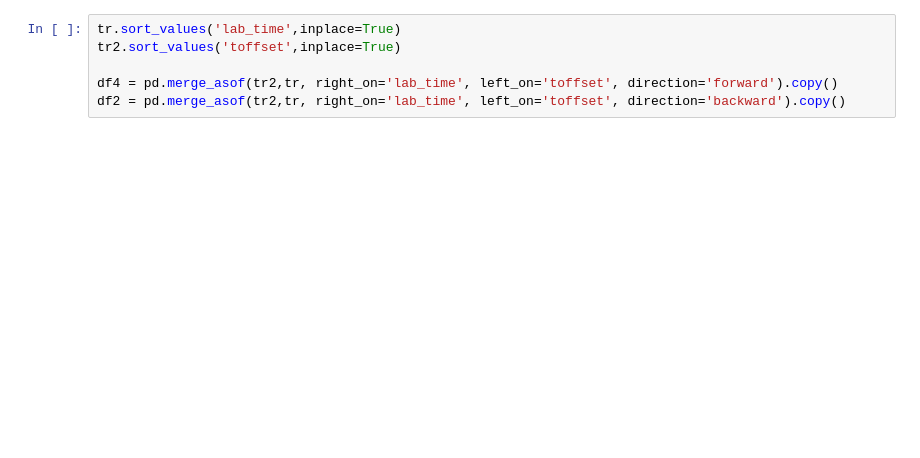
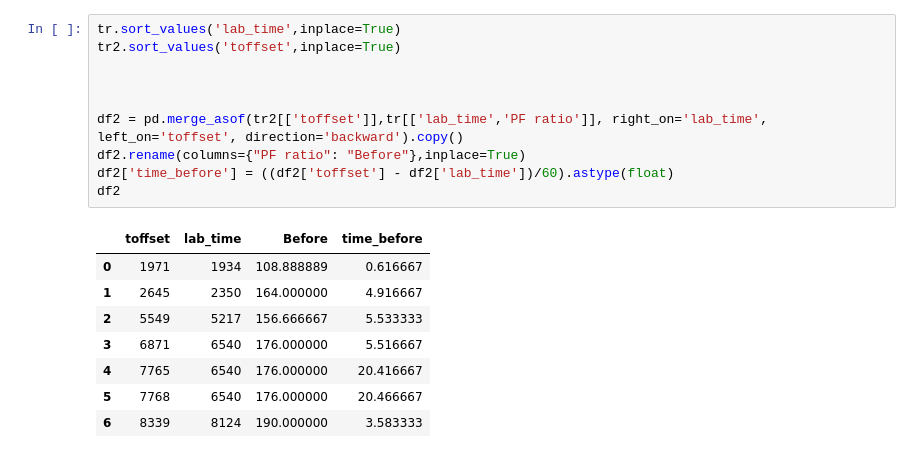
Before and after one commit to RomGutman/eICU_ARDS, a Jupyter notebook: ARDS.ipynb, the cells around one changed output. Saved outputs shown, nothing was run; the diff lists cells and outputs as text; blank space fills up the shorter version.

```diff
--- a/ARDS.ipynb
+++ b/ARDS.ipynb
@@ -94,6 +98,19 @@ df3
 # %%
 tr.sort_values('lab_time',inplace=True)
 tr2.sort_values('toffset',inplace=True)
 
-df4 = pd.merge_asof(tr2,tr, right_on='lab_time', left_on='toffset', direction='forward').copy()
-df2 = pd.merge_asof(tr2,tr, right_on='lab_time', left_on='toffset', direction='backward').copy()
+
+
+df2 = pd.merge_asof(tr2[['toffset']],tr[['lab_time','PF ratio']], right_on='lab_time', left_on='toffset', direction='backward').copy()
+df2.rename(columns={"PF ratio": "Before"},inplace=True)
+df2['time_before'] = ((df2['toffset'] - df2['lab_time'])/60).astype(float)
+df2
+# %% [output]
+|  | toffset | lab_time | Before | time_before |
+| 0 | 1971 | 1934 | 108.888889 | 0.616667 |
+| 1 | 2645 | 2350 | 164.000000 | 4.916667 |
+| 2 | 5549 | 5217 | 156.666667 | 5.533333 |
+| 3 | 6871 | 6540 | 176.000000 | 5.516667 |
+| 4 | 7765 | 6540 | 176.000000 | 20.416667 |
+| 5 | 7768 | 6540 | 176.000000 | 20.466667 |
+| 6 | 8339 | 8124 | 190.000000 | 3.583333 |
```
Also changed, not shown: parts of 12 cells of this notebook.
